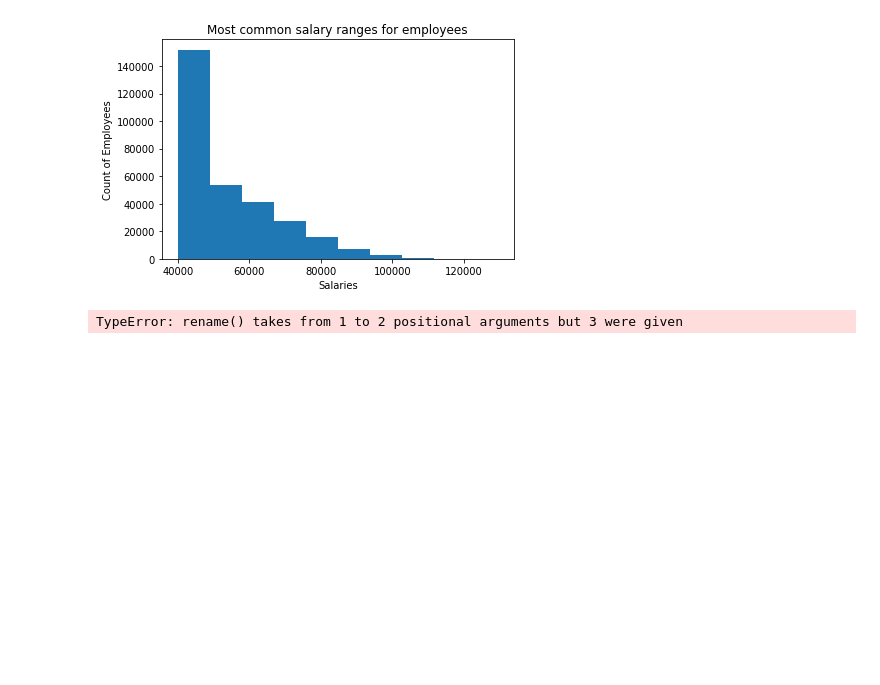
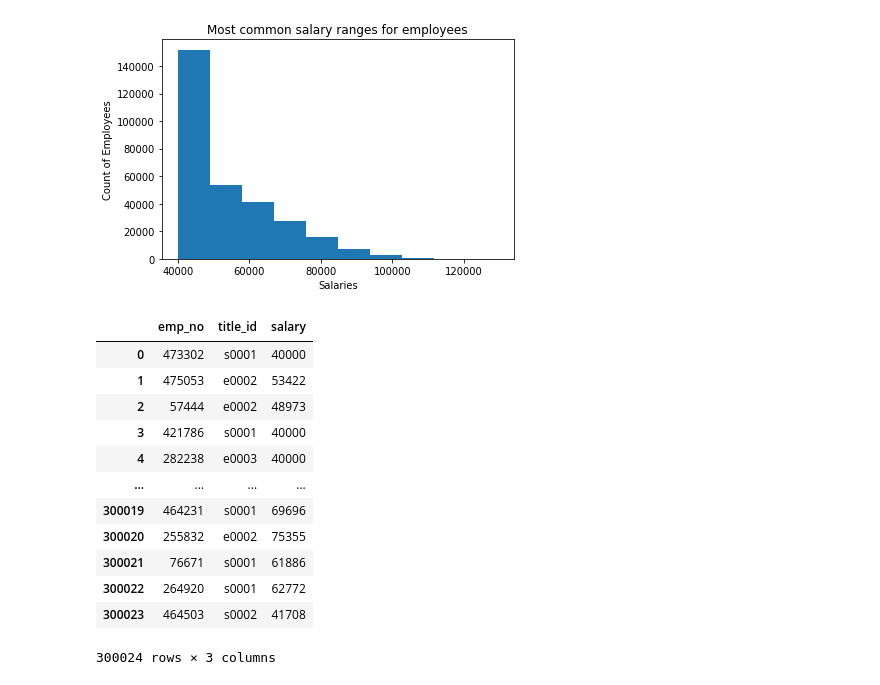
Before and after one commit to khartmann5/sql-challenge, a Jupyter notebook: Bonus_Analysis.ipynb, the cells around one changed output. Cells and saved outputs as stored; diff of their text form; code cells hidden in the pictures; blank space fills up the shorter version.

```diff
--- a/Bonus_Analysis.ipynb
+++ b/Bonus_Analysis.ipynb
@@ -77,9 +78,21 @@ plt.show()
 [figure]
 # %%
 # Rename column in emp_salaries dataframe from emp_title_id to title_id
-emp_salaries.rename('emp_title_id','title_id')
+emp_salaries = emp_salaries.rename(columns={"emp_title_id":"title_id"})
 emp_salaries
 # %% [output]
+|  | emp_no | title_id | salary |
+| 0 | 473302 | s0001 | 40000 |
+| 1 | 475053 | e0002 | 53422 |
+| 2 | 57444 | e0002 | 48973 |
+| 3 | 421786 | s0001 | 40000 |
+| 4 | 282238 | e0003 | 40000 |
+| ... | ... | ... | ... |
+| 300019 | 464231 | s0001 | 69696 |
+| 300020 | 255832 | e0002 | 75355 |
+| 300021 | 76671 | s0001 | 61886 |
+| 300022 | 264920 | s0001 | 62772 |
+| 300023 | 464503 | s0002 | 41708 |
-TypeError: rename() takes from 1 to 2 positional arguments but 3 were given
+300024 rows × 3 columns
 # %%
 # Merge employees and salaries table with titles
```
Also changed, not shown: parts of 4 cells of this notebook, 2 other files.
